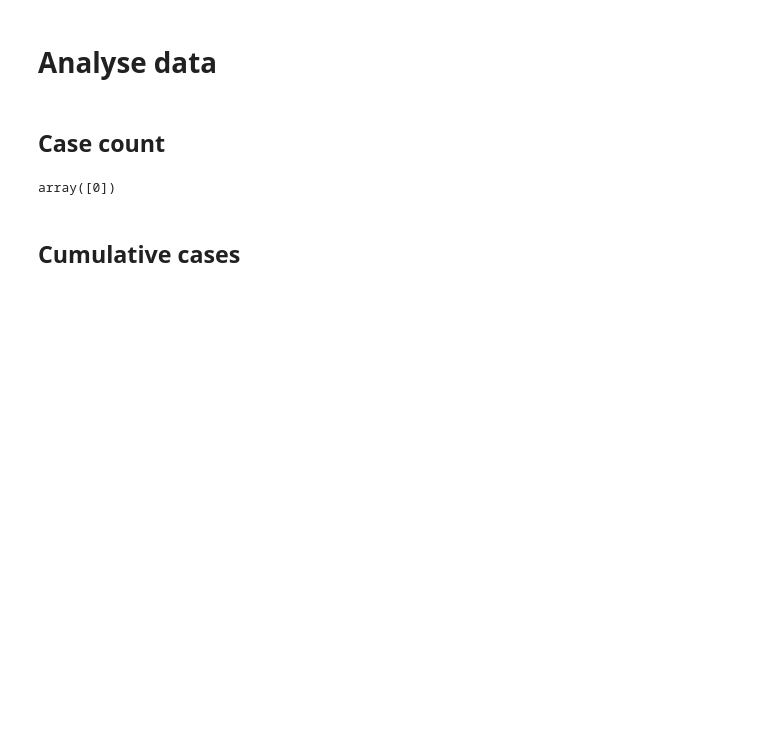
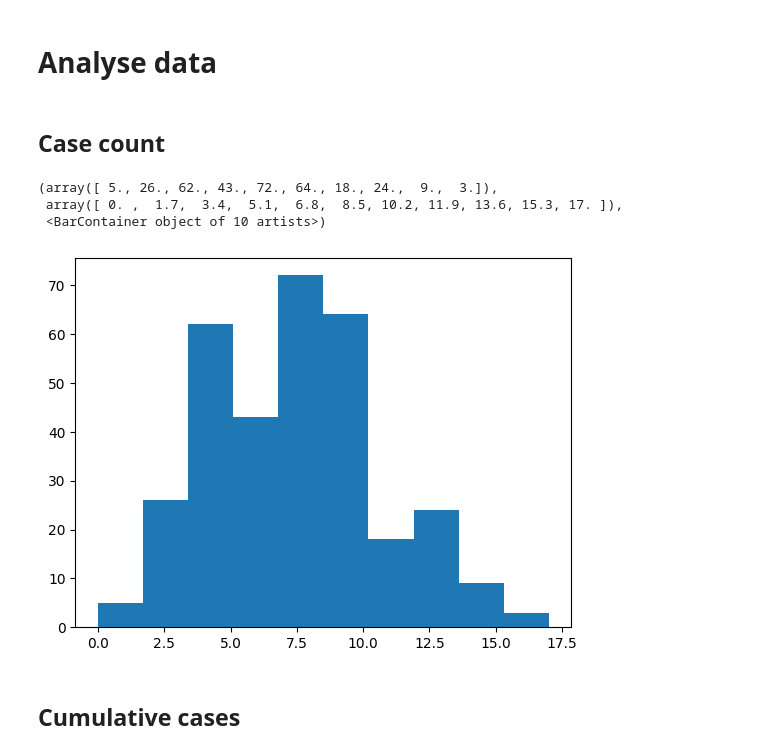
Before and after one commit to joel-winterton/Contagion, a Jupyter notebook: Full simulation.ipynb, the cells around one changed output. Cells and saved outputs as stored; diff of their text form; code cells hidden in the pictures; blank space fills up the shorter version.

```diff
--- a/Full simulation.ipynb
+++ b/Full simulation.ipynb
@@ -269,9 +263,12 @@ infections = go(R_nought)
 # %% [markdown]
 ## Case count
 # %%
-np.unique(infections.onset_times//7)
+plt.hist(infections.onset_times//7)
 # %% [output]
-array([0])
+(array([ 5., 26., 62., 43., 72., 64., 18., 24.,  9.,  3.]),
+ array([ 0. ,  1.7,  3.4,  5.1,  6.8,  8.5, 10.2, 11.9, 13.6, 15.3, 17. ]),
+ <BarContainer object of 10 artists>)
+[figure, added]
 # %% [markdown]
 ## Cumulative cases
 # %%
```
Also changed, not shown: parts of 10 cells of this notebook.
